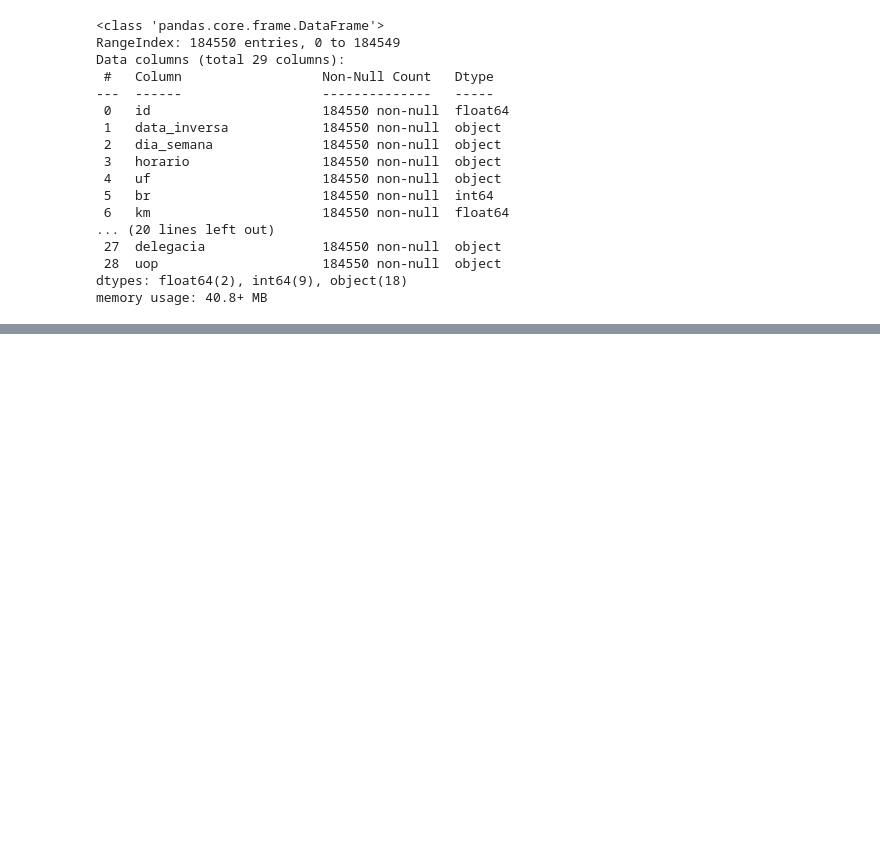
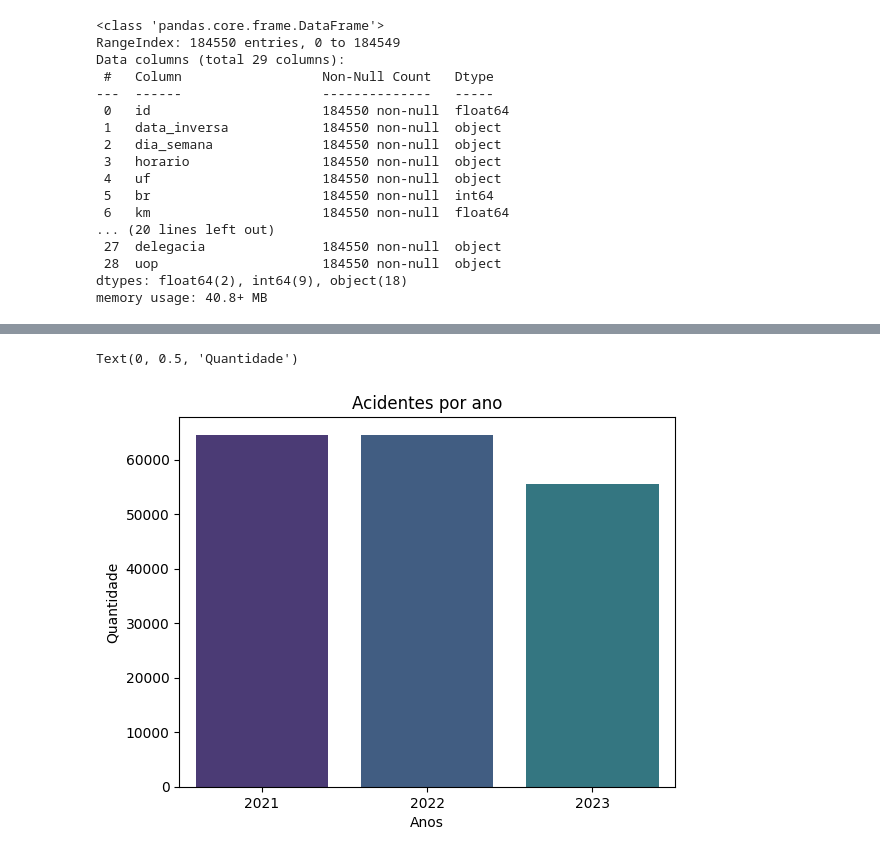
Before and after one commit to Muniz97/Data-Science---Federal-road-accidents---Brazil, a Jupyter notebook: 2 - Statistic/Federal_Accidents_Statistic.ipynb, the cells around one changed output, grey strips where cells are left out. Saved outputs shown, nothing was run; the diff lists cells and outputs as text; code cells hidden in the pictures; blank space fills up the shorter version.

```diff
--- a/2 - Statistic/Federal_Accidents_Statistic.ipynb
+++ b/2 - Statistic/Federal_Accidents_Statistic.ipynb
@@ -37,0 +100,9 @@ memory usage: 40.8+ MB
+# %%
+sns.countplot(x = 'ano' , data = df)
+
+plt.title('Acidentes por ano')
+plt.xlabel('Anos')
+plt.ylabel('Quantidade')
+# %% [output]
+Text(0, 0.5, 'Quantidade')
+[figure, added]
```
Also changed, not shown: parts of 15 cells of this notebook.
